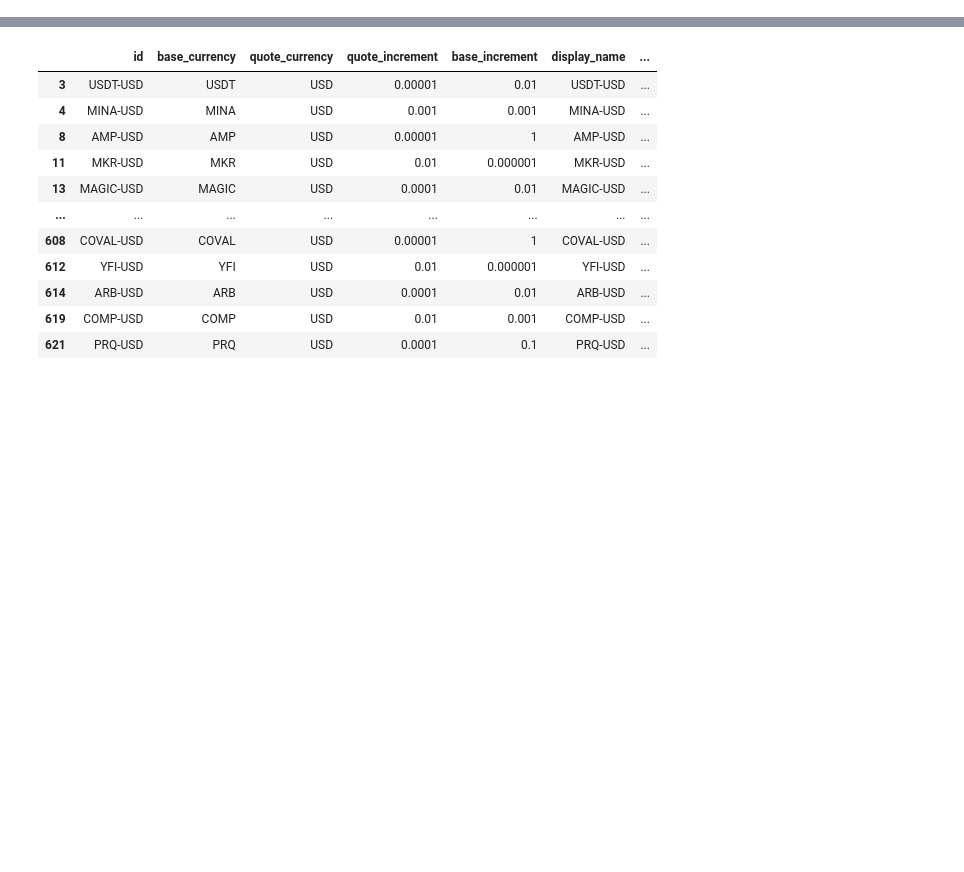
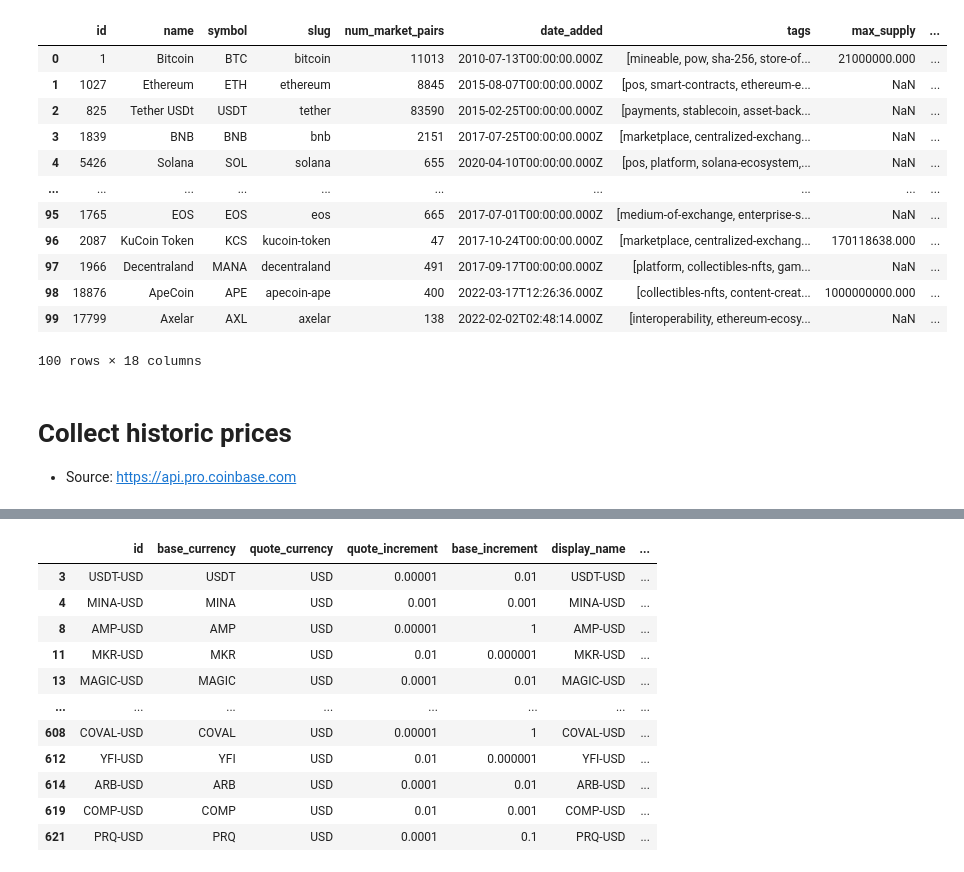
Before and after one commit to vavabramov/diversified_portfolio, a Jupyter notebook: data_collection.ipynb, the cells around one changed output, grey strips where cells are left out. Drawn from its saved outputs; the diff is of its cells as text; code cells hidden in the pictures; blank space fills up the shorter version.

Commit message:
assests parsing

```diff
--- a/data_collection.ipynb
+++ b/data_collection.ipynb
@@ -9,2 +11,4 @@ import sys
 
 pd.set_option('display.float_format', lambda x: '%.3f' % x)
+# %%
+my_api_key = 'a5b199a5-0641-4d03-8cf8-2df1e19e52ef'
@@ -10,0 +20,26 @@ pd.set_option('display.float_format', lambda x: '%.3f' % x)
+# %%
+listings = parsing.get_listings(
+    url         = config.latest_listings_url,
+    headers     = {'X-CMC_PRO_API_KEY' : my_api_key},
+    sortedby    = 'market_cap',
+    limit       = 100
+    )
+
+listings
+# %% [output]
+|  | id | name | symbol | slug | num_market_pairs | date_added | tags | max_supply | ... |
+| 0 | 1 | Bitcoin | BTC | bitcoin | 11013 | 2010-07-13T00:00:00.000Z | [mineable, pow, sha-256, store-of... | 21000000.000 | ... |
+| 1 | 1027 | Ethereum | ETH | ethereum | 8845 | 2015-08-07T00:00:00.000Z | [pos, smart-contracts, ethereum-e... | NaN | ... |
+| 2 | 825 | Tether USDt | USDT | tether | 83590 | 2015-02-25T00:00:00.000Z | [payments, stablecoin, asset-back... | NaN | ... |
+| 3 | 1839 | BNB | BNB | bnb | 2151 | 2017-07-25T00:00:00.000Z | [marketplace, centralized-exchang... | NaN | ... |
+| 4 | 5426 | Solana | SOL | solana | 655 | 2020-04-10T00:00:00.000Z | [pos, platform, solana-ecosystem,... | NaN | ... |
+| ... | ... | ... | ... | ... | ... | ... | ... | ... | ... |
+| 95 | 1765 | EOS | EOS | eos | 665 | 2017-07-01T00:00:00.000Z | [medium-of-exchange, enterprise-s... | NaN | ... |
+| 96 | 2087 | KuCoin Token | KCS | kucoin-token | 47 | 2017-10-24T00:00:00.000Z | [marketplace, centralized-exchang... | 170118638.000 | ... |
+| 97 | 1966 | Decentraland | MANA | decentraland | 491 | 2017-09-17T00:00:00.000Z | [platform, collectibles-nfts, gam... | NaN | ... |
+| 98 | 18876 | ApeCoin | APE | apecoin-ape | 400 | 2022-03-17T12:26:36.000Z | [collectibles-nfts, content-creat... | 1000000000.000 | ... |
+| 99 | 17799 | Axelar | AXL | axelar | 138 | 2022-02-02T02:48:14.000Z | [interoperability, ethereum-ecosy... | NaN | ... |
+100 rows × 18 columns
+# %% [markdown]
+# Collect historic prices
+- Source: https://api.pro.coinbase.com
```
Also changed, not shown: parts of 17 cells of this notebook, 5 other files.
